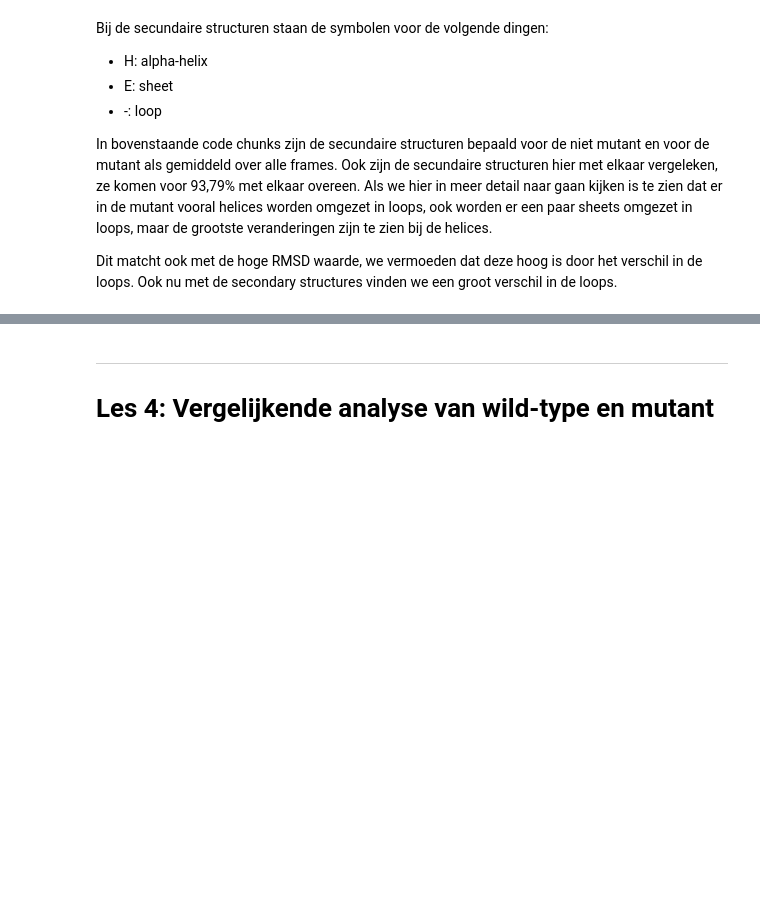
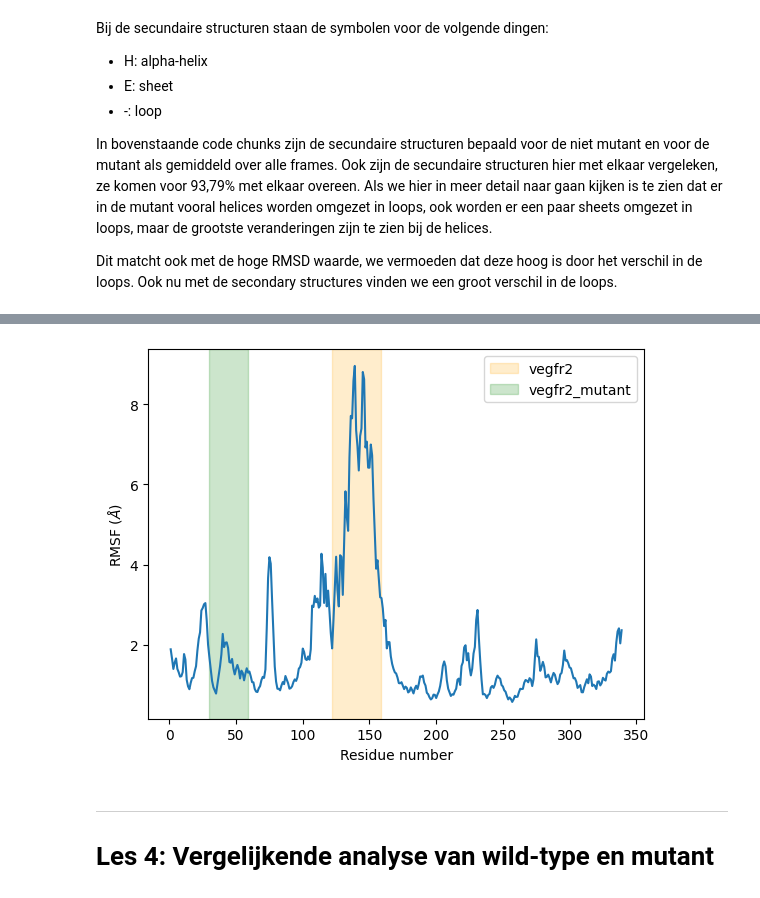
Before and after one commit to Fl-ris/Protein_mutation_predictor, a Jupyter notebook: molecularmodeling_log.ipynb, the cells around one changed output, grey strips where cells are left out. Drawn from its saved outputs; the diff is of its cells as text; code cells hidden in the pictures; blank space fills up the shorter version.

Commit message:
RMSF toegevoegd aan notebook, pymol script geupdate en meer toelichting toegevoegd bij de code.

```diff
--- a/molecularmodeling_log.ipynb
+++ b/molecularmodeling_log.ipynb
@@ -327,0 +340,9 @@ Dit matcht ook met de hoge RMSD waarde, we vermoeden dat deze hoog is door het v
+# %%
+path_vegfr2_pdb = "/home/floris/Documenten/Hanze_Bioinformatica/Jaar_3/Kwartaal_10/Alphafold/canonical_gromacs/vegf2.pdb"
+path_vegfr2_xtc = "/home/floris/Documenten/Hanze_Bioinformatica/Jaar_3/Kwartaal_10/Alphafold/canonical_gromacs/vegf2.xtc"
+
+path_vegfr2_mutant_pdb = "/home/floris/Documenten/Hanze_Bioinformatica/Jaar_3/Kwartaal_10/Alphafold/mutant_gromacs/vegf2mutant.pdb"
+path_vegfr2_mutant_xtc = "/home/floris/Documenten/Hanze_Bioinformatica/Jaar_3/Kwartaal_10/Alphafold/mutant_gromacs/vegf2mutant.xtc"
+# %%
+vegfr2 = mda.Universe(path_vegfr2_pdb, path_vegfr2_xtc)
+vegfr2_mutant = mda.Universe(path_vegfr2_mutant_pdb, path_vegfr2_mutant_xtc)
@@ -328,3 +357,17 @@ Dit matcht ook met de hoge RMSD waarde, we vermoeden dat deze hoog is door het v
+# %%
+c_alphas = vegfr2.select_atoms('protein and name CA')
+R = rms.RMSF(c_alphas).run()
+# %%
+import matplotlib.pyplot as plt
+plt.plot(c_alphas.resids, R.results.rmsf)
+plt.xlabel('Residue number')
+plt.ylabel('RMSF ($\AA$)')
+plt.axvspan(122, 159, zorder=0, alpha=0.2, color='orange', label='vegfr2')
+plt.axvspan(30, 59, zorder=0, alpha=0.2, color='green', label='vegfr2_mutant')
+plt.legend()
+plt.show()
+# %% [output]
+[figure, added]
 # %% [markdown]
 ***
 
```
Also changed, not shown: parts of 6 cells of this notebook, 3 other files.
